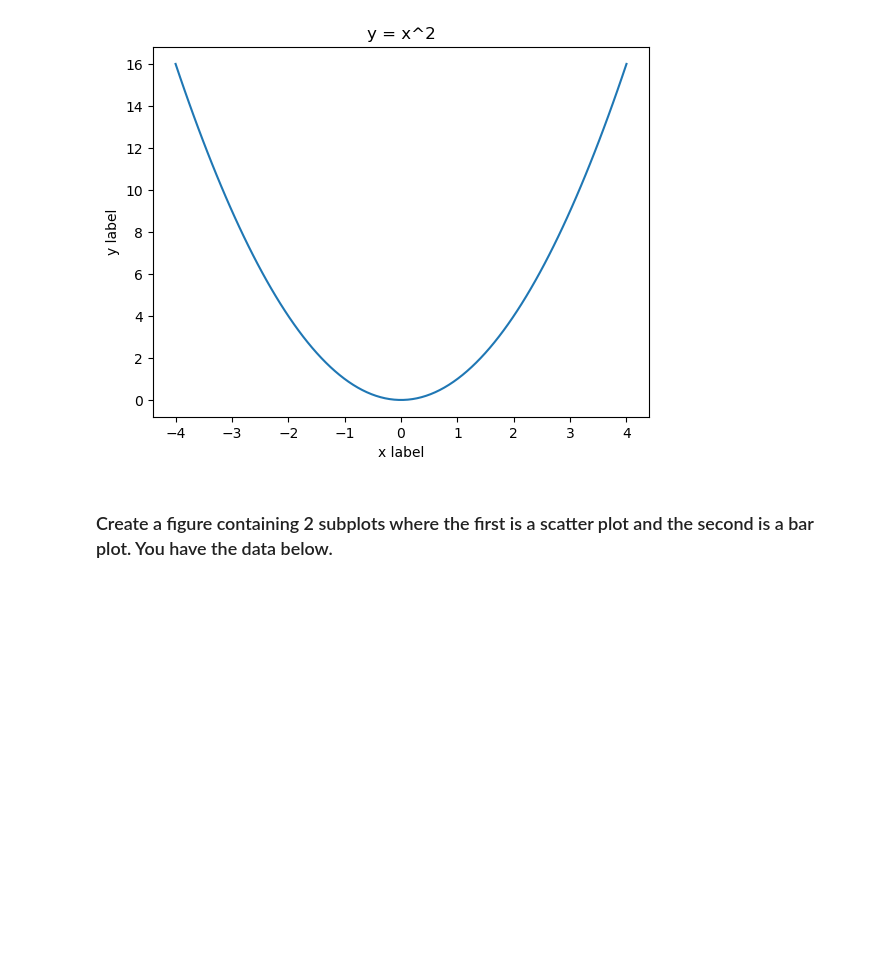
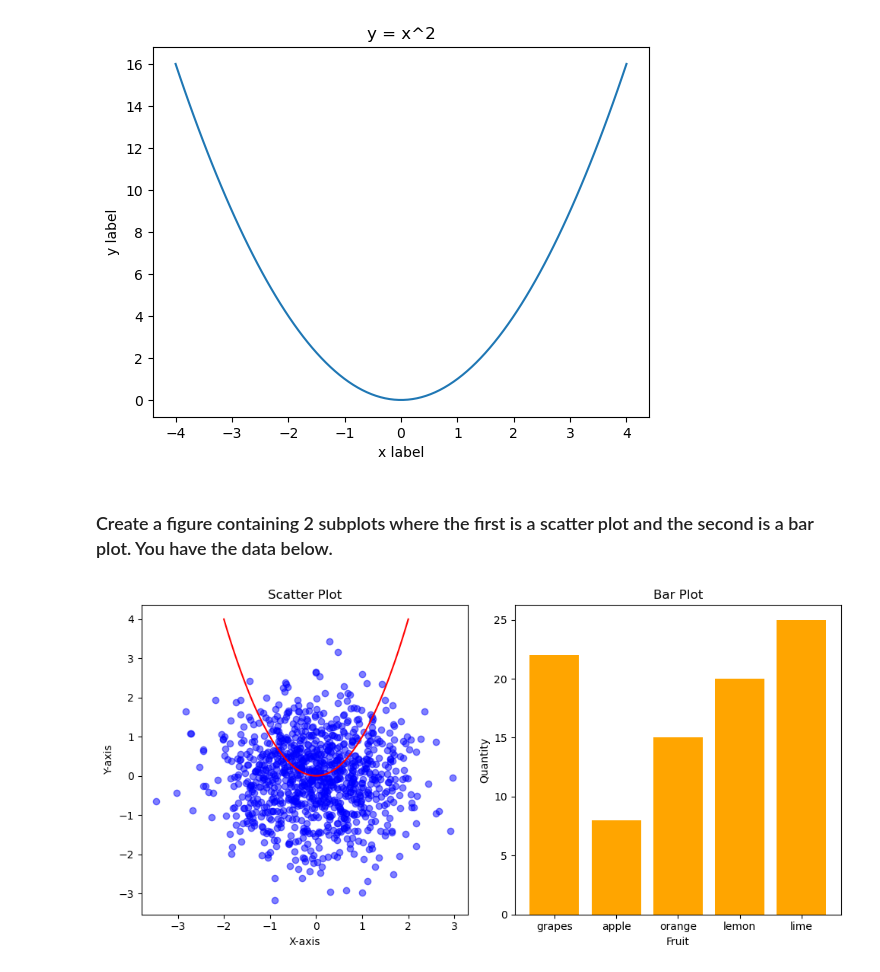
Before and after one commit to J-fina/Kunskapskontroll_1, a Jupyter notebook: kunskapskontroll_1_2_matplotlib.ipynb, the cells around one changed output. Saved outputs shown, nothing was run; the diff lists cells and outputs as text; code cells hidden in the pictures; blank space fills up the shorter version.

```diff
--- a/kunskapskontroll_1_2_matplotlib.ipynb
+++ b/kunskapskontroll_1_2_matplotlib.ipynb
@@ -68,3 +68,37 @@ y = x**2
 fruit_data = {'grapes': 22, 'apple': 8, 'orange': 15, 'lemon': 20, 'lime': 25}
 names = list(fruit_data.keys())
 values = list(fruit_data.values())
+# %%
+# Data for scatter plot
+np.random.seed(15)
+random_data_x = np.random.randn(1000)
+random_data_y = np.random.randn(1000)
+x = np.linspace(-2, 2, 100)
+y = x**2
+
+# Data for bar plot
+fruit_data = {'grapes': 22, 'apple': 8, 'orange': 15, 'lemon': 20, 'lime': 25}
+names = list(fruit_data.keys())
+values = list(fruit_data.values())
+
+# Create subplot
+fig, (ax1, ax2) = plt.subplots(1, 2, figsize=(10, 5))
+
+# Create scatter plot first axis
+ax1.scatter(random_data_x, random_data_y, color='blue', alpha=0.5)
+ax1.plot(x, y, color='red')
+ax1.set_title('Scatter Plot')
+ax1.set_xlabel('X-axis')
+ax1.set_ylabel('Y-axis')
+
+# Create bar plot secon axis
+ax2.bar(names, values, color='orange')
+ax2.set_title('Bar Plot')
+ax2.set_xlabel('Fruit')
+ax2.set_ylabel('Quantity')
+
+# Show plot
+plt.tight_layout()
+plt.show()
+# %% [output]
+[figure, added]
```
Also changed, not shown: 1 other file.
